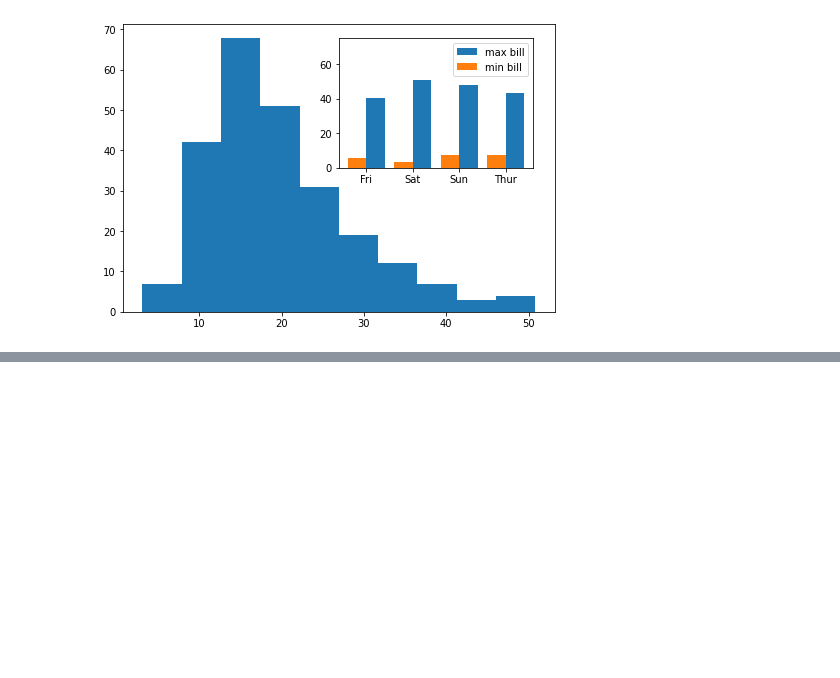
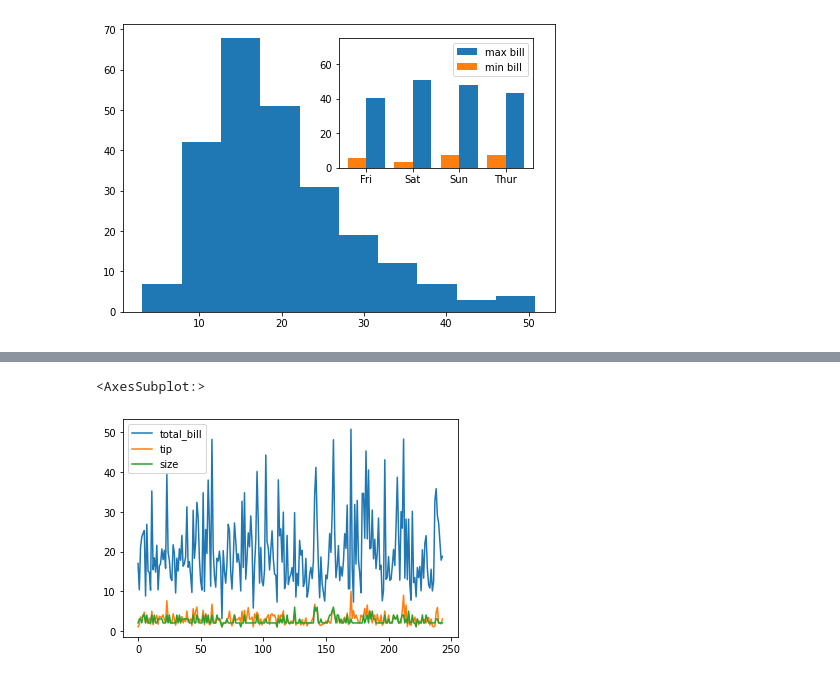
Before and after one commit to EugeniaVoytik/Skillfactory_Data_Science_Degree, a Jupyter notebook: module_2/PYTHON-10._Visualization.ipynb, the cells around one changed output, grey strips where cells are left out. Saved outputs shown, nothing was run; the diff lists cells and outputs as text; code cells hidden in the pictures; blank space fills up the shorter version.

Commit message:
feat: statistics notebooks + visualization

```diff
--- a/module_2/PYTHON-10._Visualization.ipynb
+++ b/module_2/PYTHON-10._Visualization.ipynb
@@ -149,0 +161,5 @@ insert_axes.legend(loc = 0);
+# %%
+df.plot()
+# %% [output]
+<AxesSubplot:>
+[figure, added]
```
Also changed, not shown: parts of 38 cells of this notebook, 1 other file.
